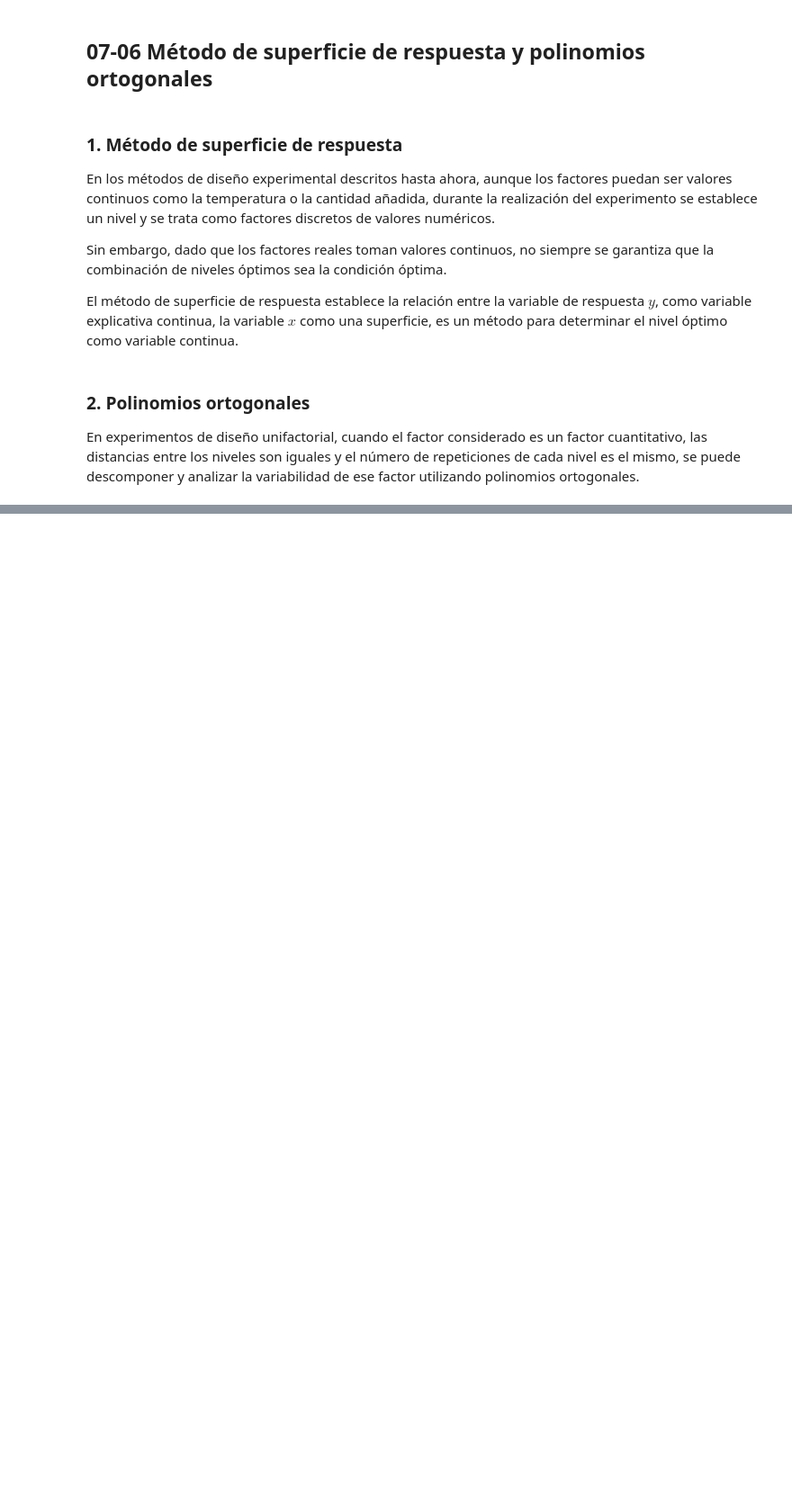
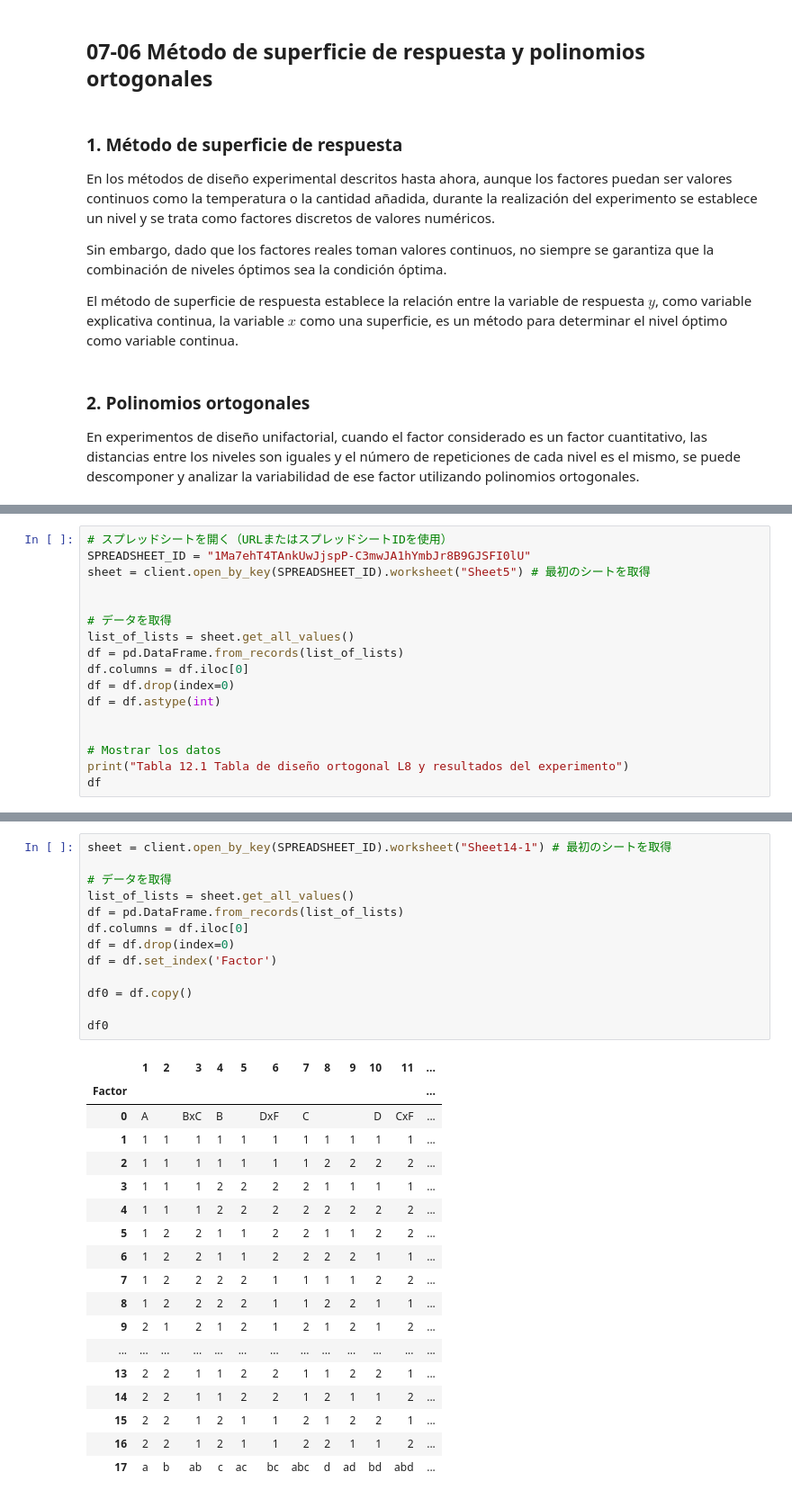
Before and after one commit to HiroshiATakano/QCKentei1, a Jupyter notebook: QCKentei1-7.ipynb, the cells around one changed output, grey strips where cells are left out. Shown at 90% size. Saved outputs shown, nothing was run; the diff lists cells and outputs as text; blank space fills up the shorter version.

```diff
--- a/QCKentei1-7.ipynb
+++ b/QCKentei1-7.ipynb
@@ -1128,0 +2116,17 @@ En experimentos de diseño unifactorial, cuando el factor considerado es un fact
+# %%
+# スプレッドシートを開く（URLまたはスプレッドシートIDを使用）
+SPREADSHEET_ID = "1Ma7ehT4TAnkUwJjspP-C3mwJA1hYmbJr8B9GJSFI0lU"
+sheet = client.open_by_key(SPREADSHEET_ID).worksheet("Sheet5") # 最初のシートを取得
+
+
+# データを取得
+list_of_lists = sheet.get_all_values()
+df = pd.DataFrame.from_records(list_of_lists)
+df.columns = df.iloc[0]
+df = df.drop(index=0)
+df = df.astype(int)
+
+
+# Mostrar los datos
+print("Tabla 12.1 Tabla de diseño ortogonal L8 y resultados del experimento")
+df
@@ -1128,0 +2519,32 @@ En experimentos de diseño unifactorial, cuando el factor considerado es un fact
+# %%
+sheet = client.open_by_key(SPREADSHEET_ID).worksheet("Sheet14-1") # 最初のシートを取得
+
+# データを取得
+list_of_lists = sheet.get_all_values()
+df = pd.DataFrame.from_records(list_of_lists)
+df.columns = df.iloc[0]
+df = df.drop(index=0)
+df = df.set_index('Factor')
+
+df0 = df.copy()
+
+df0
+# %% [output]
+|  | 1 | 2 | 3 | 4 | 5 | 6 | 7 | 8 | 9 | 10 | 11 | ... |
+| Factor |  |  |  |  |  |  |  |  |  |  |  | ... |
+| 0 | A |  | BxC | B |  | DxF | C |  |  | D | CxF | ... |
+| 1 | 1 | 1 | 1 | 1 | 1 | 1 | 1 | 1 | 1 | 1 | 1 | ... |
+| 2 | 1 | 1 | 1 | 1 | 1 | 1 | 1 | 2 | 2 | 2 | 2 | ... |
+| 3 | 1 | 1 | 1 | 2 | 2 | 2 | 2 | 1 | 1 | 1 | 1 | ... |
+| 4 | 1 | 1 | 1 | 2 | 2 | 2 | 2 | 2 | 2 | 2 | 2 | ... |
+| 5 | 1 | 2 | 2 | 1 | 1 | 2 | 2 | 1 | 1 | 2 | 2 | ... |
+| 6 | 1 | 2 | 2 | 1 | 1 | 2 | 2 | 2 | 2 | 1 | 1 | ... |
+| 7 | 1 | 2 | 2 | 2 | 2 | 1 | 1 | 1 | 1 | 2 | 2 | ... |
+| 8 | 1 | 2 | 2 | 2 | 2 | 1 | 1 | 2 | 2 | 1 | 1 | ... |
+| 9 | 2 | 1 | 2 | 1 | 2 | 1 | 2 | 1 | 2 | 1 | 2 | ... |
+| ... | ... | ... | ... | ... | ... | ... | ... | ... | ... | ... | ... | ... |
+| 13 | 2 | 2 | 1 | 1 | 2 | 2 | 1 | 1 | 2 | 2 | 1 | ... |
+| 14 | 2 | 2 | 1 | 1 | 2 | 2 | 1 | 2 | 1 | 1 | 2 | ... |
+| 15 | 2 | 2 | 1 | 2 | 1 | 1 | 2 | 1 | 2 | 2 | 1 | ... |
+| 16 | 2 | 2 | 1 | 2 | 1 | 1 | 2 | 2 | 1 | 1 | 2 | ... |
+| 17 | a | b | ab | c | ac | bc | abc | d | ad | bd | abd | ... |
```
Also changed, not shown: parts of 148 cells of this notebook, 4 other files.
